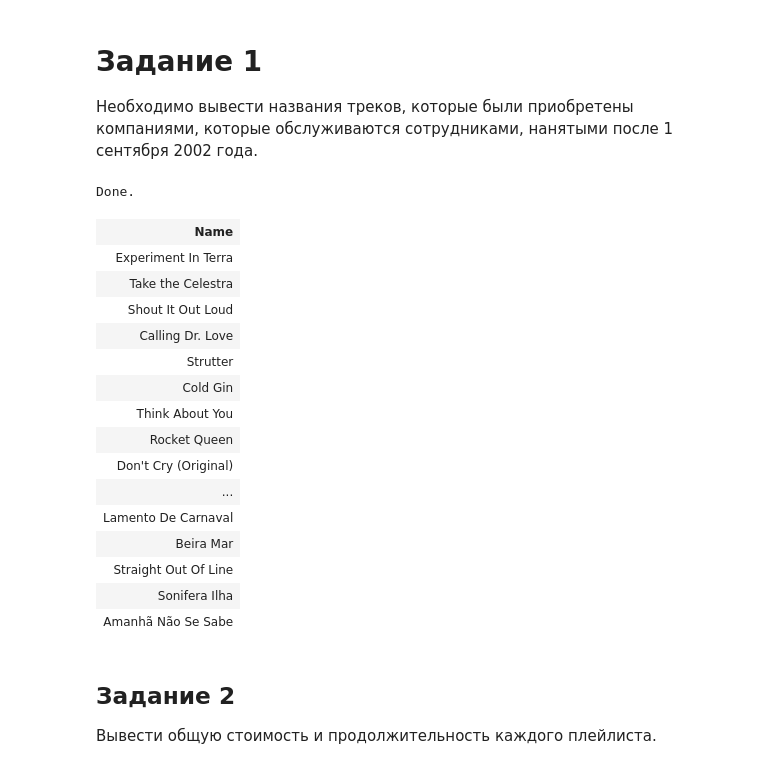
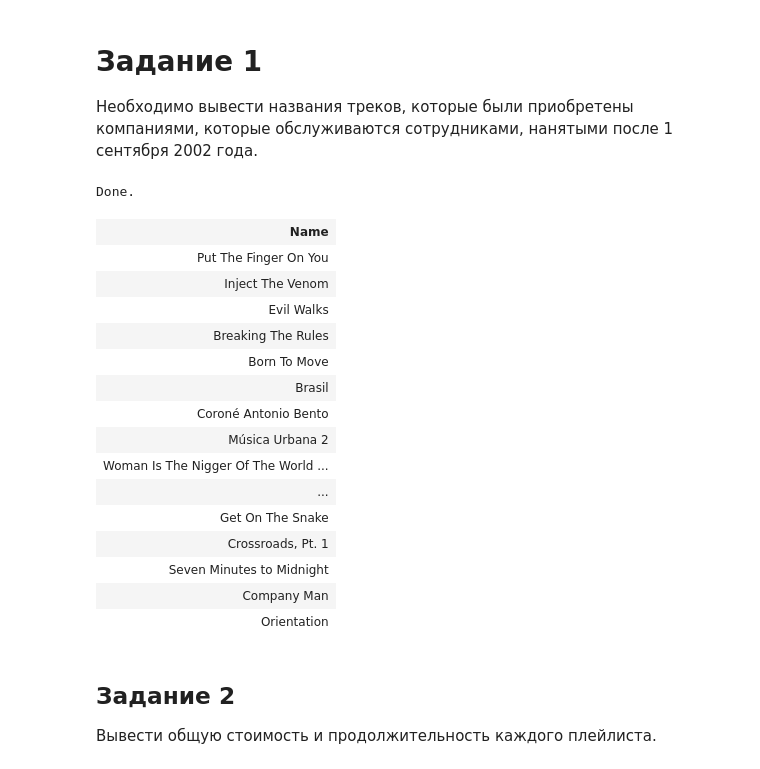
Before and after one commit to AyaFaraday/lethe, a Jupyter notebook: ДЗ 2-1.ipynb, the cells around one changed output. Cells and saved outputs as stored; diff of their text form; code cells hidden in the pictures.

```diff
--- a/ДЗ 2-1.ipynb
+++ b/ДЗ 2-1.ipynb
@@ -10,27 +10,27 @@
 # %%
 %%sql
 select tr.name
 from tracks as tr, employees as emp, customers as cus, invoices as inv, invoice_items as invit
 where emp.EmployeeId = SupportRepId and cus.CustomerId = inv.CustomerId and inv.InvoiceId = invit.InvoiceId
-    and invit.TrackId = tr.TrackId and emp.HireDate >= '2001-09-01'
+    and invit.TrackId = tr.TrackId and emp.HireDate >= '2002-09-01'
 # %% [output]
 Done.
 | Name |
-| Experiment In Terra |
-| Take the Celestra |
-| Shout It Out Loud |
-| Calling Dr. Love |
-| Strutter |
-| Cold Gin |
-| Think About You |
-| Rocket Queen |
-| Don't Cry (Original) |
+| Put The Finger On You |
+| Inject The Venom |
+| Evil Walks |
+| Breaking The Rules |
+| Born To Move |
+| Brasil |
+| Coroné Antonio Bento |
+| Música Urbana 2 |
+| Woman Is The Nigger Of The World ... |
 | ... |
-| Lamento De Carnaval |
-| Beira Mar |
-| Straight Out Of Line |
-| Sonifera Ilha |
-| Amanhã Não Se Sabe |
+| Get On The Snake |
+| Crossroads, Pt. 1 |
+| Seven Minutes to Midnight |
+| Company Man |
+| Orientation |
 # %% [markdown]
 ## Задание 2
 Вывести общую стоимость и продолжительность каждого плейлиста.
```
